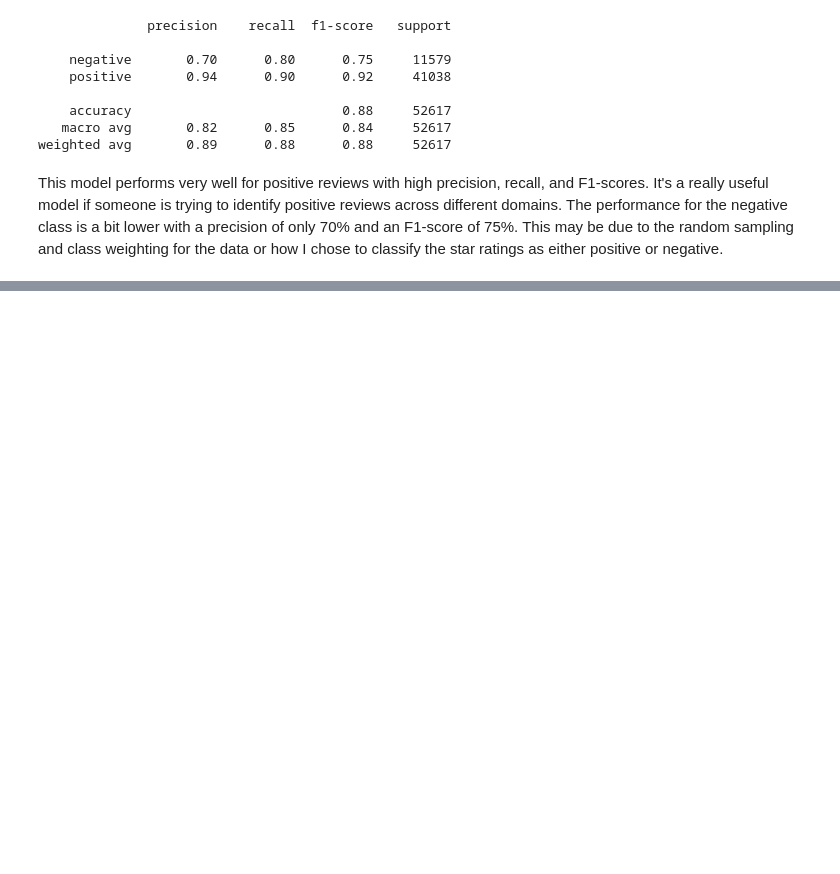
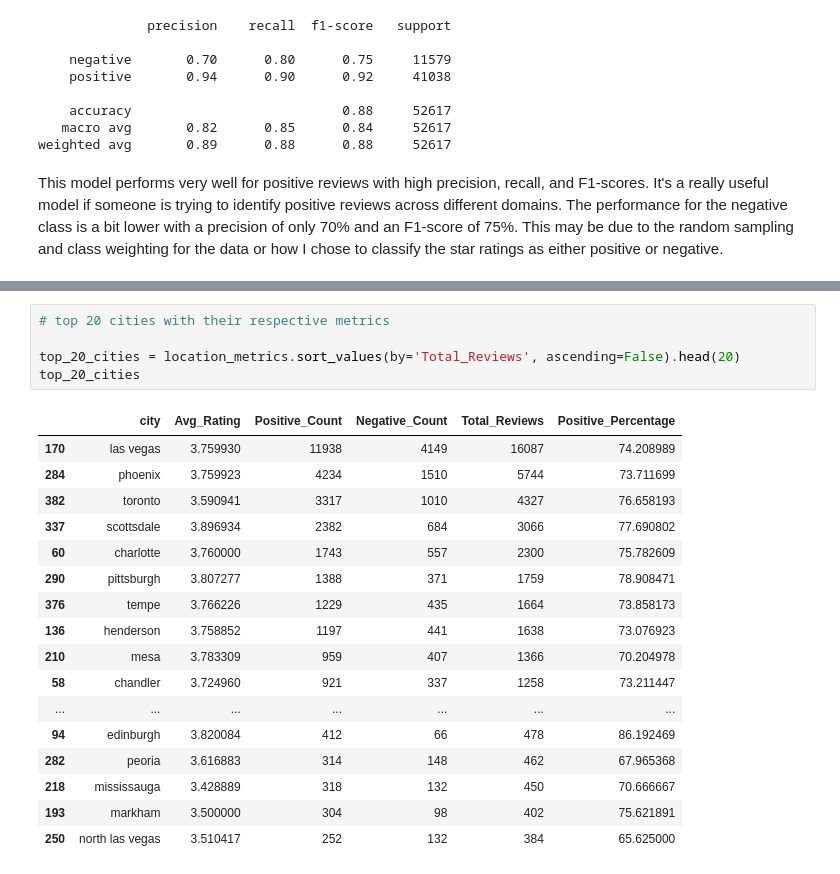
Before and after one commit to ngo610/INFO498_FinalProject_Group8, a Jupyter notebook: final-ngo610.ipynb, the cells around one changed output, grey strips where cells are left out. Saved outputs shown, nothing was run; the diff lists cells and outputs as text; blank space fills up the shorter version.

```diff
--- a/final-ngo610.ipynb
+++ b/final-ngo610.ipynb
@@ -440,0 +497,23 @@ This model performs very well for positive reviews with high precision, recall,
+# %%
+# top 20 cities with their respective metrics
+
+top_20_cities = location_metrics.sort_values(by='Total_Reviews', ascending=False).head(20)
+top_20_cities
+# %% [output]
+|  | city | Avg_Rating | Positive_Count | Negative_Count | Total_Reviews | Positive_Percentage |
+| 170 | las vegas | 3.759930 | 11938 | 4149 | 16087 | 74.208989 |
+| 284 | phoenix | 3.759923 | 4234 | 1510 | 5744 | 73.711699 |
+| 382 | toronto | 3.590941 | 3317 | 1010 | 4327 | 76.658193 |
+| 337 | scottsdale | 3.896934 | 2382 | 684 | 3066 | 77.690802 |
+| 60 | charlotte | 3.760000 | 1743 | 557 | 2300 | 75.782609 |
+| 290 | pittsburgh | 3.807277 | 1388 | 371 | 1759 | 78.908471 |
+| 376 | tempe | 3.766226 | 1229 | 435 | 1664 | 73.858173 |
+| 136 | henderson | 3.758852 | 1197 | 441 | 1638 | 73.076923 |
+| 210 | mesa | 3.783309 | 959 | 407 | 1366 | 70.204978 |
+| 58 | chandler | 3.724960 | 921 | 337 | 1258 | 73.211447 |
+| ... | ... | ... | ... | ... | ... | ... |
+| 94 | edinburgh | 3.820084 | 412 | 66 | 478 | 86.192469 |
+| 282 | peoria | 3.616883 | 314 | 148 | 462 | 67.965368 |
+| 218 | mississauga | 3.428889 | 318 | 132 | 450 | 70.666667 |
+| 193 | markham | 3.500000 | 304 | 98 | 402 | 75.621891 |
+| 250 | north las vegas | 3.510417 | 252 | 132 | 384 | 65.625000 |
```
Also changed, not shown: parts of 6 cells of this notebook.
